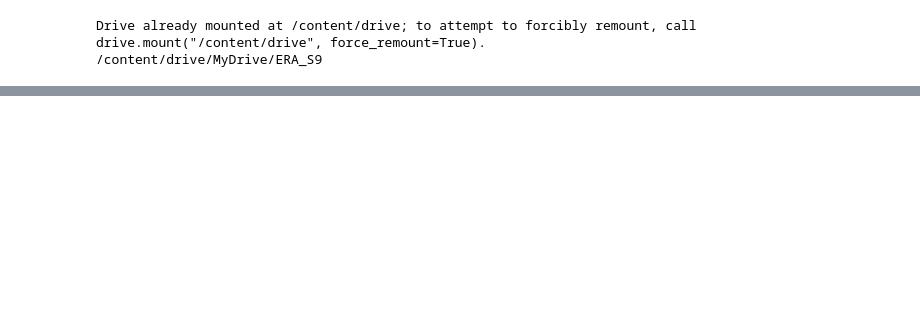
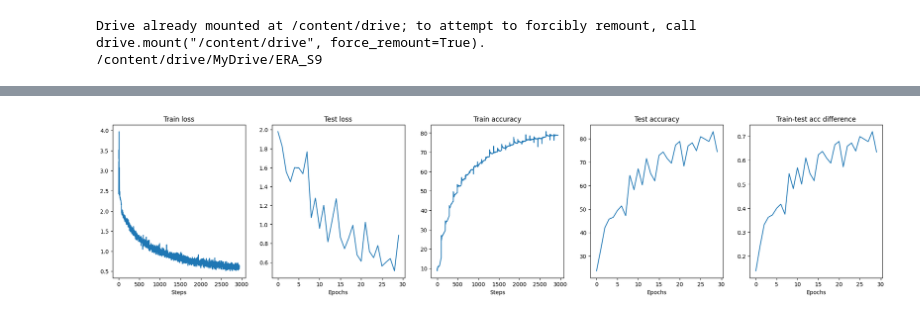
Before and after one commit to karthajee/TSAI_S9_Assignment, a Jupyter notebook: s9_main.ipynb, the cells around one changed output, grey strips where cells are left out. Cells and saved outputs as stored; diff of their text form; code cells hidden in the pictures; blank space fills up the shorter version.

```diff
--- a/s9_main.ipynb
+++ b/s9_main.ipynb
@@ -7,0 +73,8 @@ Drive already mounted at /content/drive; to attempt to forcibly remount, call dr
+# %%
+train_transforms, test_transforms = get_transforms(mean_arr, std_arr)
+# %%
+# Download the test dataset as well
+train_dset = datasets.CIFAR10(root='./data', download=True, train=True,
+                              transform=train_transforms)
+test_dset = datasets.CIFAR10('./data', train=False, download=True,
+                             transform=test_transforms)
@@ -7,0 +84,9 @@ Drive already mounted at /content/drive; to attempt to forcibly remount, call dr
+# %%
+# Define the dataloaders
+torch.manual_seed(1)
+
+# dataloader_args = dict(shuffle=True, batch_size=512, num_workers=4, pin_memory=True) if use_gpu else dict(shuffle=True, batch_size=128)
+dataloader_args = dict(shuffle=True, batch_size=512)
+
+train_loader = torch.utils.data.DataLoader(train_dset,**dataloader_args)
+test_loader = torch.utils.data.DataLoader(test_dset,**dataloader_args)
@@ -7,0 +122,16 @@ Drive already mounted at /content/drive; to attempt to forcibly remount, call dr
+# %%
+EPOCHS = 30
+model = model=Net(32, 64, 128, 224).to(device)
+trainer = Trainer()
+optimizer = optim.SGD(model.parameters(), lr=0.1, momentum=0.9, weight_decay=0.000125)
+# scheduler = optim.lr_scheduler.StepLR(optimizer, step_size=15, gamma=0.1, verbose=True)
+scheduler = optim.lr_scheduler.ReduceLROnPlateau(optimizer, verbose=True)
+
+for epoch in range(EPOCHS):
+    print("EPOCH:", epoch)
+    trainer.train(model, device, optimizer, train_loader)
+    trainer.test(model, device, test_loader)
+    scheduler.step(trainer.test_losses[-1])
+
+# Save model weights
+model.save()
@@ -7,0 +174,5 @@ Drive already mounted at /content/drive; to attempt to forcibly remount, call dr
+# %%
+# Let's check for overfitting visually
+visualize(trainer)
+# %% [output]
+[figure, added]
```
Also changed, not shown: parts of 21 cells of this notebook.
